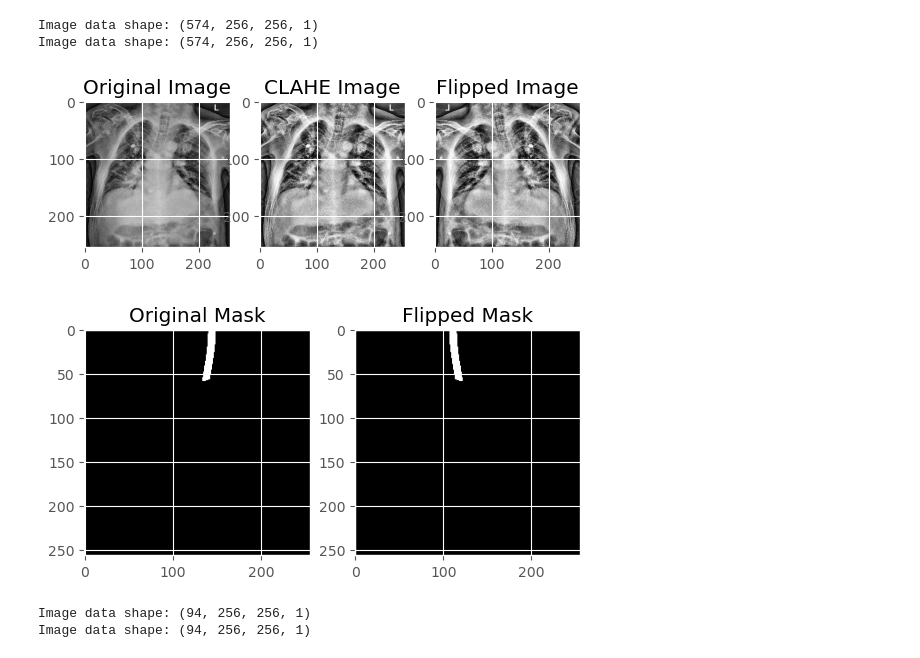
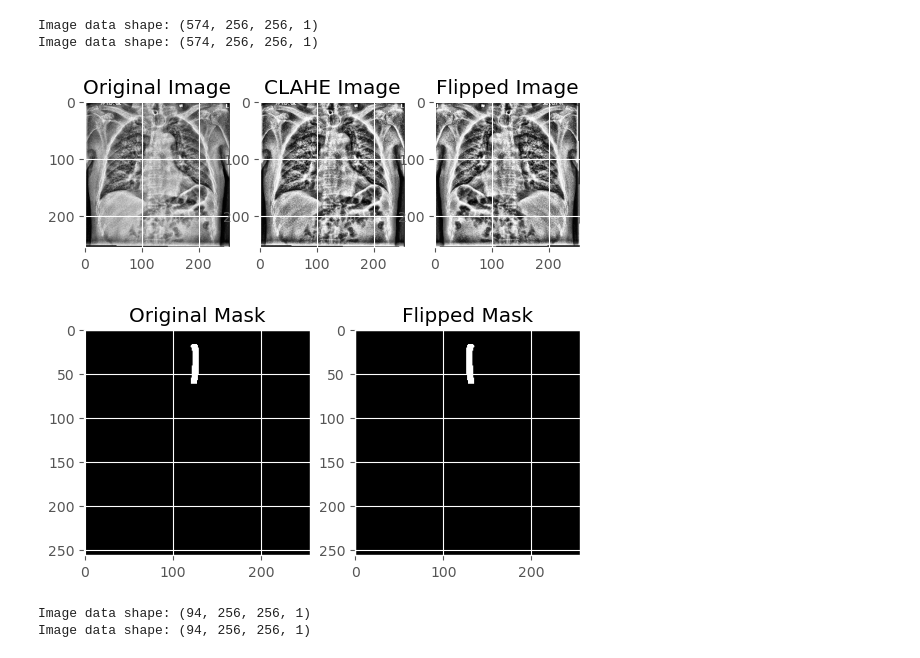
Before and after one commit to jing-ying-chen/hw2_M11123052, a Jupyter notebook: Project_2.ipynb, the cells around one changed output. Cells and saved outputs as stored; diff of their text form; code cells hidden in the pictures.

```diff
--- a/Project_2.ipynb
+++ b/Project_2.ipynb
@@ -81,33 +81,33 @@ Image data shape: (574, 256, 256, 1)
 Image data shape: (574, 256, 256, 1)
 # %%
 # 顯示原始圖像、對比強化後和水平翻轉後的圖像(第一張為例)
-index = 93
+index = 0
 
 plt.subplot(1, 3, 1)
 plt.imshow(original_images[index].astype('uint8'))
 plt.title('Original Image')
 
 plt.subplot(1, 3, 2)
 plt.imshow(X_train[index].astype('uint8'), cmap='gray')
 plt.title('CLAHE Image')
 
 plt.subplot(1, 3, 3)
 plt.imshow(X_train[index+len(X_train_names)].astype('uint8'), cmap='gray')
 plt.title('Flipped Image')
 plt.show()
 
 # 顯示原始mask、水平翻轉後的mask(第一張為例)
 plt.subplot(1, 2, 1)
 plt.imshow(y_train[index].astype('uint8'), cmap='gray')
 plt.title('Original Mask')
 
 plt.subplot(1, 2, 2)
 plt.imshow(y_train[index+len(y_train_names)].astype('uint8'), cmap='gray')
 plt.title('Flipped Mask')
 plt.show()
 # %% [output]
-[figure, old version]
+[figure, new version]
-[figure, old version]
+[figure, new version]
 # %%
 # 驗證資料
 X_val_path = "C://ETT_v3/Fold1/val/"
```
Also changed, not shown: parts of 8 cells of this notebook.
